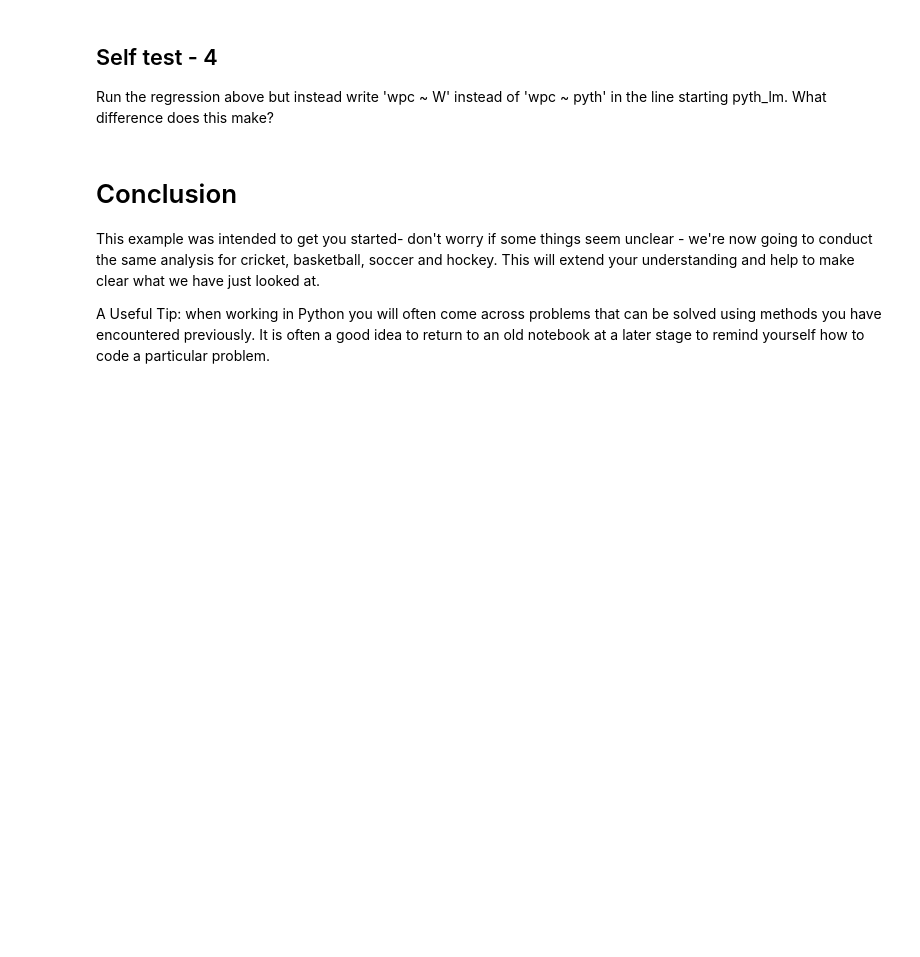
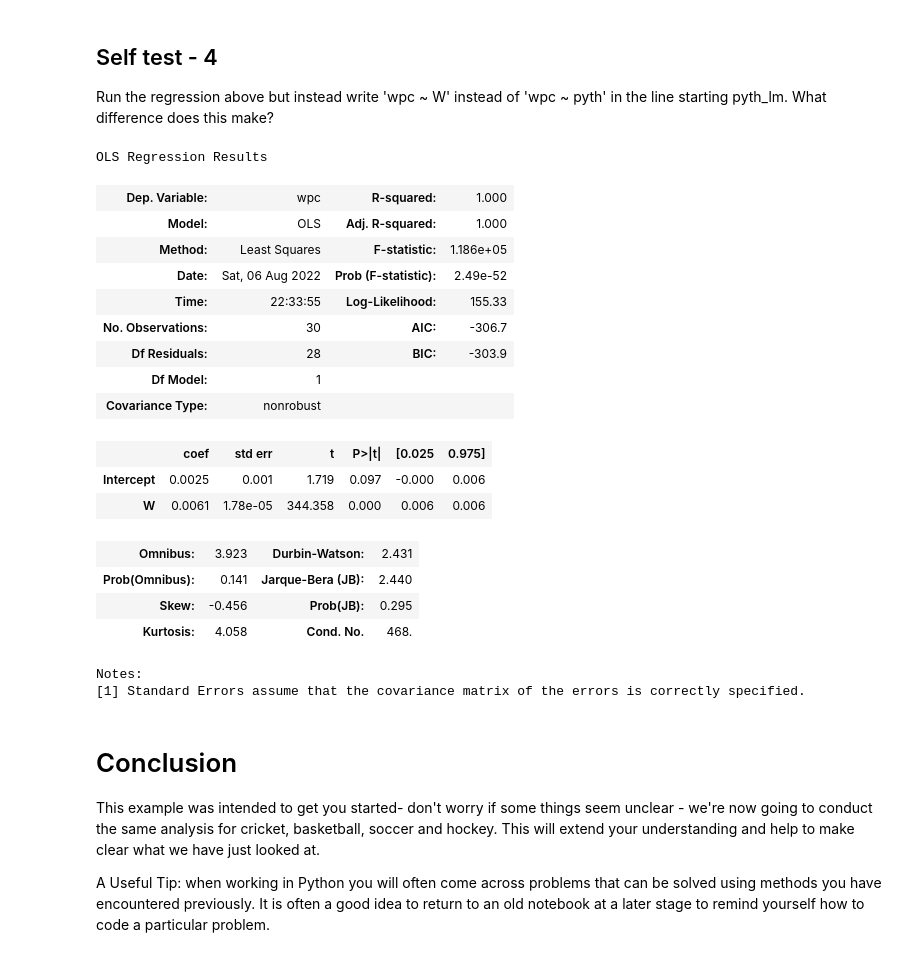
Before and after one commit to raphhbw/Sports_Performance_Analytics, a Jupyter notebook: Foundations of Sports Analytics/Lecture Notebooks/Week 1/1 Pythagorean expectation and MLB.ipynb, the cells around one changed output. Drawn from its saved outputs; the diff is of its cells as text; code cells hidden in the pictures; blank space fills up the shorter version.

```diff
--- a/Foundations of Sports Analytics/Lecture Notebooks/Week 1/1 Pythagorean expectation and MLB.ipynb
+++ b/Foundations of Sports Analytics/Lecture Notebooks/Week 1/1 Pythagorean expectation and MLB.ipynb
@@ -181,6 +340,31 @@ pyth_lm.summary()
 ## Self test - 4
 
 Run the regression above but instead write 'wpc ~ W' instead of 'wpc ~ pyth' in the line starting pyth_lm. What difference does this make?
+# %%
+# Finally we generate a regression.
+
+pyth_lm = smf.ols(formula = 'wpc ~ W', data=MLB18).fit()
+pyth_lm.summary()
+# %% [output]
+OLS Regression Results
+| Dep. Variable: | wpc | R-squared: | 1.000 |
+| Model: | OLS | Adj. R-squared: | 1.000 |
+| Method: | Least Squares | F-statistic: | 1.186e+05 |
+| Date: | Sat, 06 Aug 2022 | Prob (F-statistic): | 2.49e-52 |
+| Time: | 22:33:55 | Log-Likelihood: | 155.33 |
+| No. Observations: | 30 | AIC: | -306.7 |
+| Df Residuals: | 28 | BIC: | -303.9 |
+| Df Model: | 1 |  |  |
+| Covariance Type: | nonrobust |  |  |
+|  | coef | std err | t | P>|t| | [0.025 | 0.975] |
+| Intercept | 0.0025 | 0.001 | 1.719 | 0.097 | -0.000 | 0.006 |
+| W | 0.0061 | 1.78e-05 | 344.358 | 0.000 | 0.006 | 0.006 |
+| Omnibus: | 3.923 | Durbin-Watson: | 2.431 |
+| Prob(Omnibus): | 0.141 | Jarque-Bera (JB): | 2.440 |
+| Skew: | -0.456 | Prob(JB): | 0.295 |
+| Kurtosis: | 4.058 | Cond. No. | 468. |
+Notes:
+[1] Standard Errors assume that the covariance matrix of the errors is correctly specified.
 # %% [markdown]
 # Conclusion
 
```
Also changed, not shown: parts of 22 cells of this notebook, 1 other file.
